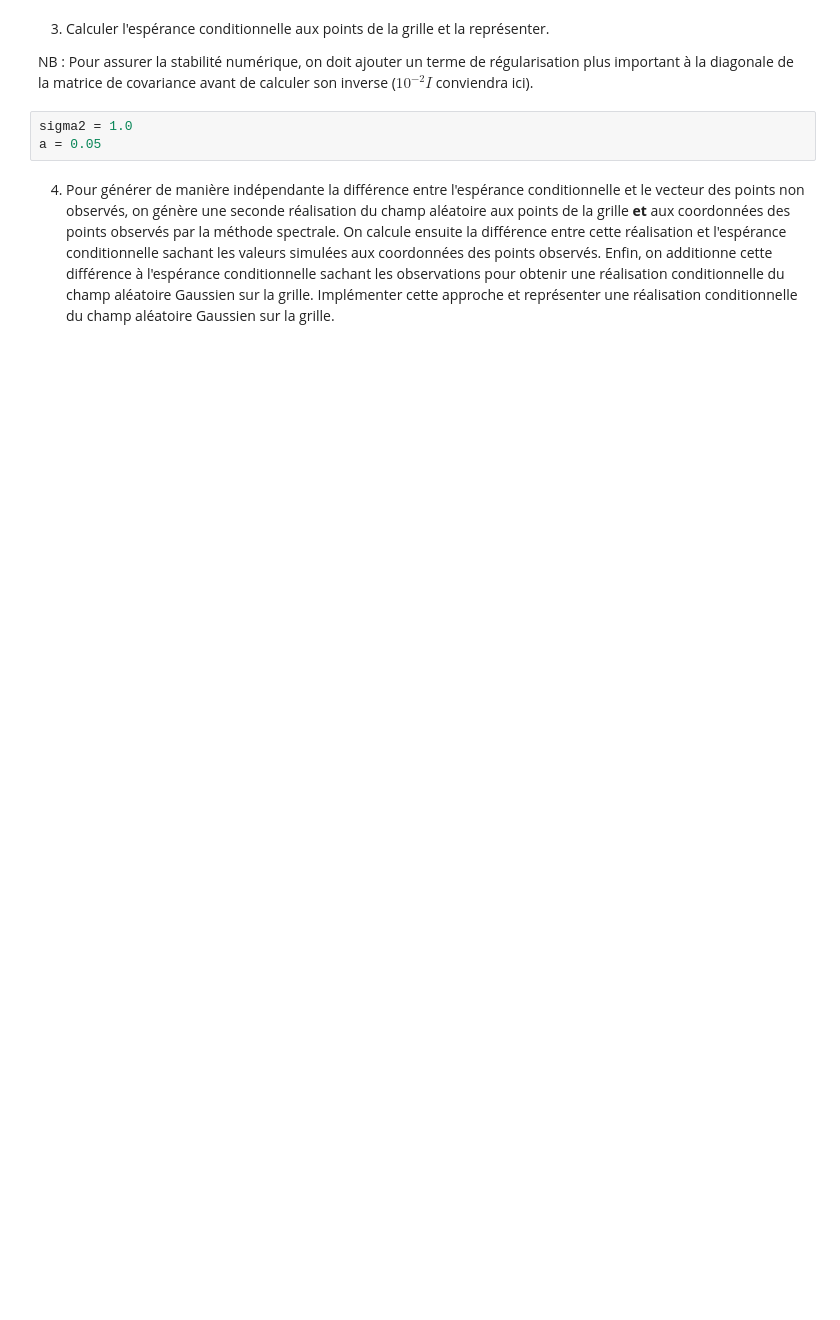
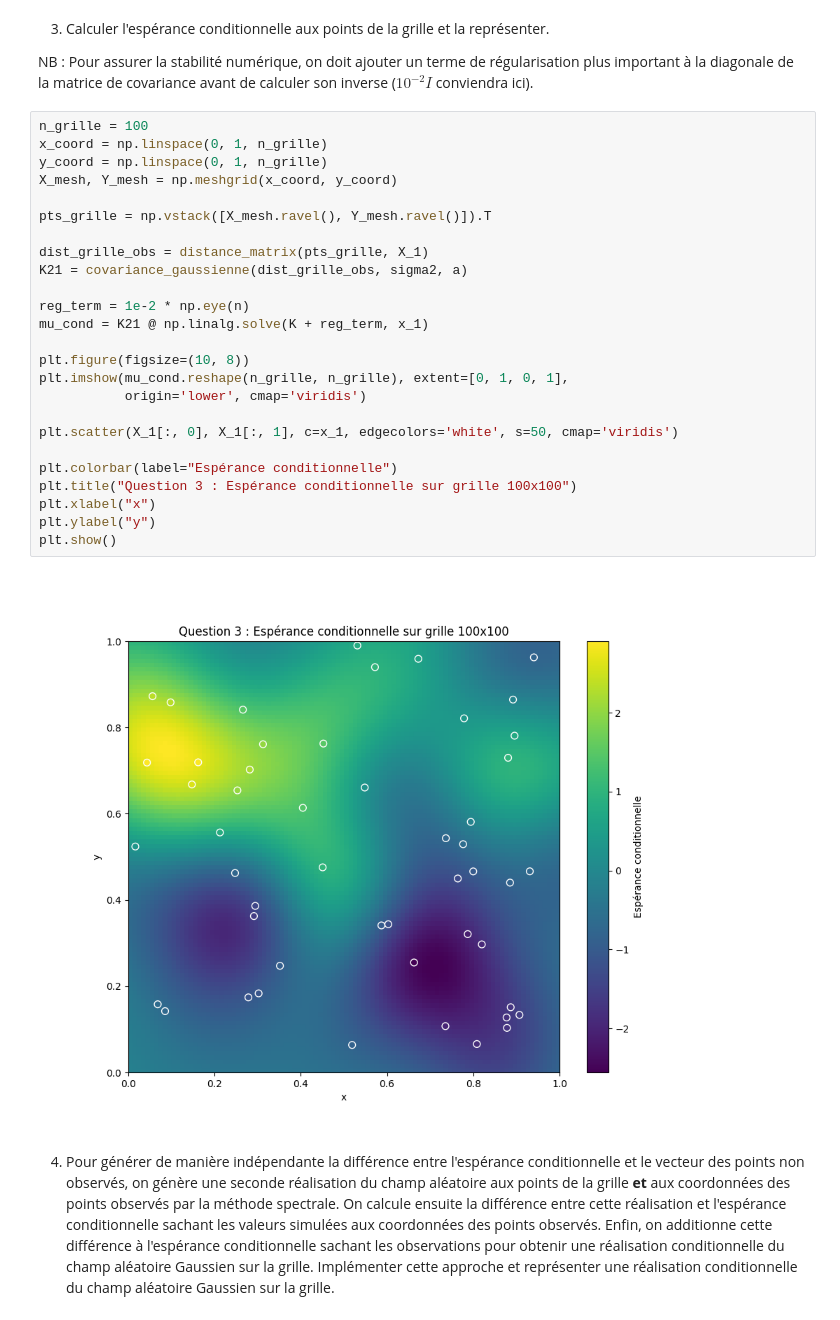
Before and after one commit to yannisalln/projet-proba, a Jupyter notebook: Projet Probabilités.ipynb, the cells around one changed output. Drawn from its saved outputs; the diff is of its cells as text; blank space fills up the shorter version.

```diff
--- a/Projet Probabilités.ipynb
+++ b/Projet Probabilités.ipynb
@@ -160,7 +325,31 @@ On va donc chercher à simuler directement cette différence pour obtenir des r
 
 NB : Pour assurer la stabilité numérique, on doit ajouter un terme de régularisation plus important à la diagonale de la matrice de covariance avant de calculer son inverse ($10^{-2} I$ conviendra ici).
 # %%
-sigma2 = 1.0
-a = 0.05
+n_grille = 100
+x_coord = np.linspace(0, 1, n_grille)
+y_coord = np.linspace(0, 1, n_grille)
+X_mesh, Y_mesh = np.meshgrid(x_coord, y_coord)
+
+pts_grille = np.vstack([X_mesh.ravel(), Y_mesh.ravel()]).T
+
+dist_grille_obs = distance_matrix(pts_grille, X_1)
+K21 = covariance_gaussienne(dist_grille_obs, sigma2, a)
+
+reg_term = 1e-2 * np.eye(n)
+mu_cond = K21 @ np.linalg.solve(K + reg_term, x_1)
+
+plt.figure(figsize=(10, 8))
+plt.imshow(mu_cond.reshape(n_grille, n_grille), extent=[0, 1, 0, 1],
+           origin='lower', cmap='viridis')
+
+plt.scatter(X_1[:, 0], X_1[:, 1], c=x_1, edgecolors='white', s=50, cmap='viridis')
+
+plt.colorbar(label="Espérance conditionnelle")
+plt.title("Question 3 : Espérance conditionnelle sur grille 100x100")
+plt.xlabel("x")
+plt.ylabel("y")
+plt.show()
+# %% [output]
+[figure, added]
 # %% [markdown]
 4. Pour générer de manière indépendante la différence entre l'espérance conditionnelle et le vecteur des points non observés, on génère une seconde réalisation du champ aléatoire aux points de la grille **et** aux coordonnées des points observés par la méthode spectrale. On calcule ensuite la différence entre cette réalisation et l'espérance conditionnelle sachant les valeurs simulées aux coordonnées des points observés. Enfin, on additionne cette différence à l'espérance conditionnelle sachant les observations pour obtenir une réalisation conditionnelle du champ aléatoire Gaussien sur la grille. Implémenter cette approche et représenter une réalisation conditionnelle du champ aléatoire Gaussien sur la grille.
```
Also changed, not shown: parts of 12 cells of this notebook.
